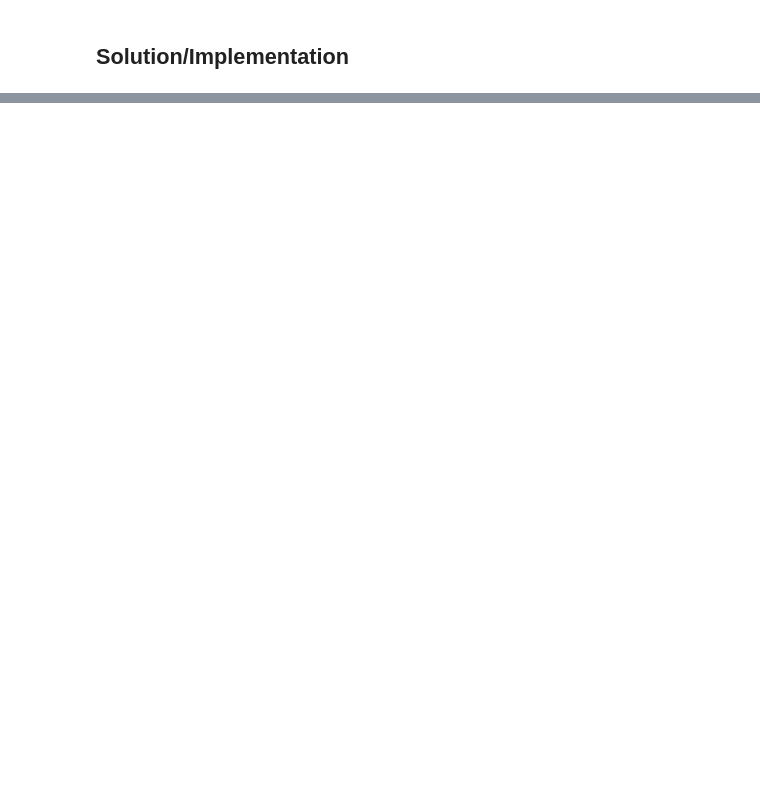
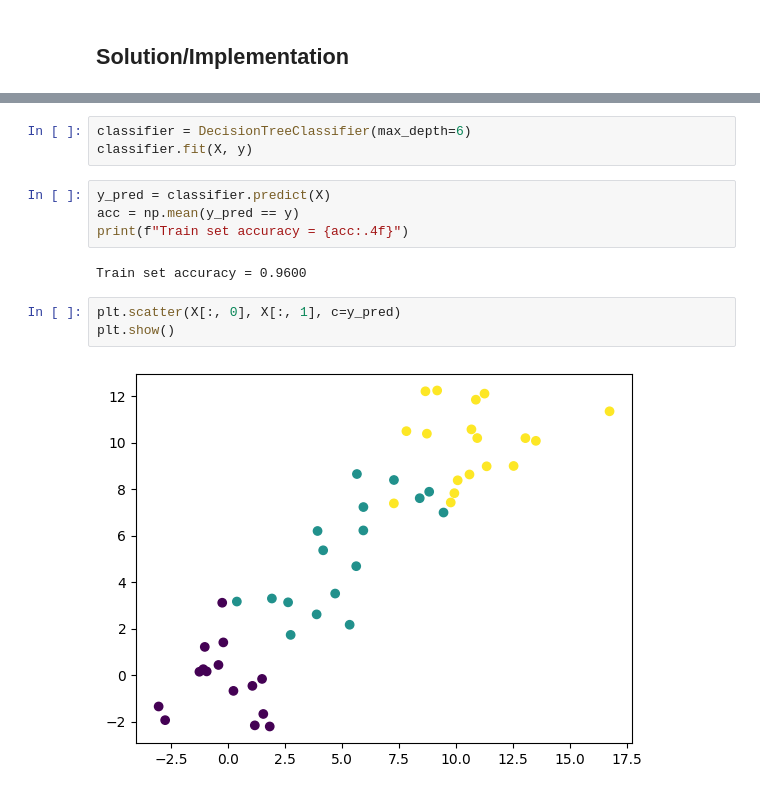
Before and after one commit to coderford/ml-scratch-implementations, a Jupyter notebook: decision_tree.ipynb, the cells around one changed output, grey strips where cells are left out. Cells and saved outputs as stored; diff of their text form; blank space fills up the shorter version.

Commit message:
Complete implementation of decision tree

```diff
--- a/decision_tree.ipynb
+++ b/decision_tree.ipynb
@@ -41,0 +134,14 @@ class DecisionTreeClassifier:
+# %%
+classifier = DecisionTreeClassifier(max_depth=6)
+classifier.fit(X, y)
+# %%
+y_pred = classifier.predict(X)
+acc = np.mean(y_pred == y)
+print(f"Train set accuracy = {acc:.4f}")
+# %% [output]
+Train set accuracy = 0.9600
+# %%
+plt.scatter(X[:, 0], X[:, 1], c=y_pred)
+plt.show()
+# %% [output]
+[figure, added]
```
Also changed, not shown: parts of 4 cells of this notebook.
